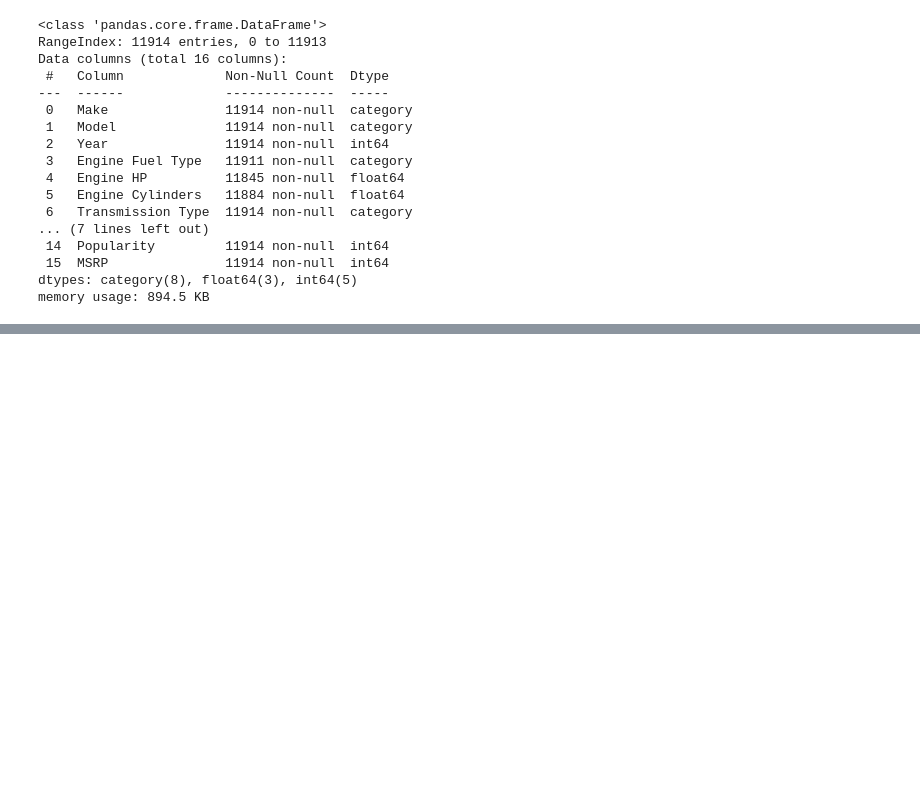
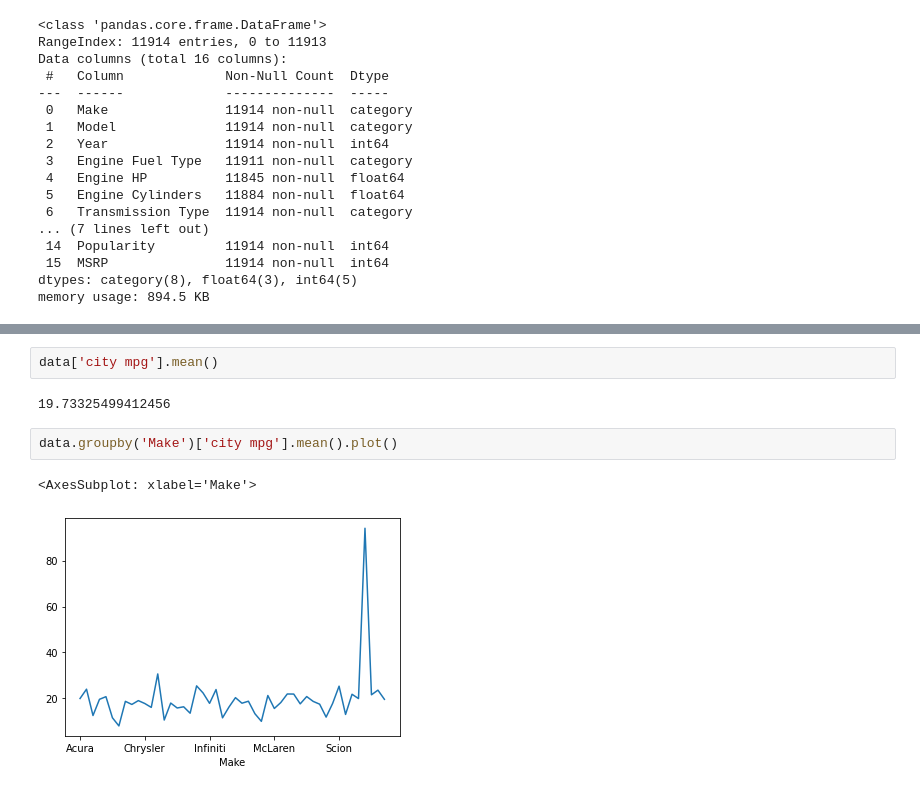
Before and after one commit to AkhilVinayakp/py_learning, a Jupyter notebook: Data/EDA/EDA_sec01.ipynb, the cells around one changed output, grey strips where cells are left out. Cells and saved outputs as stored; diff of their text form; blank space fills up the shorter version.

```diff
--- a/Data/EDA/EDA_sec01.ipynb
+++ b/Data/EDA/EDA_sec01.ipynb
@@ -212,0 +273,9 @@ AttributeError: Line2D.set() got an unexpected keyword argument 'type'
+# %%
+data['city mpg'].mean()
+# %% [output]
+19.73325499412456
+# %%
+data.groupby('Make')['city mpg'].mean().plot()
+# %% [output]
+<AxesSubplot: xlabel='Make'>
+[figure, added]
```
Also changed, not shown: parts of 7 cells of this notebook, 15 other files.
